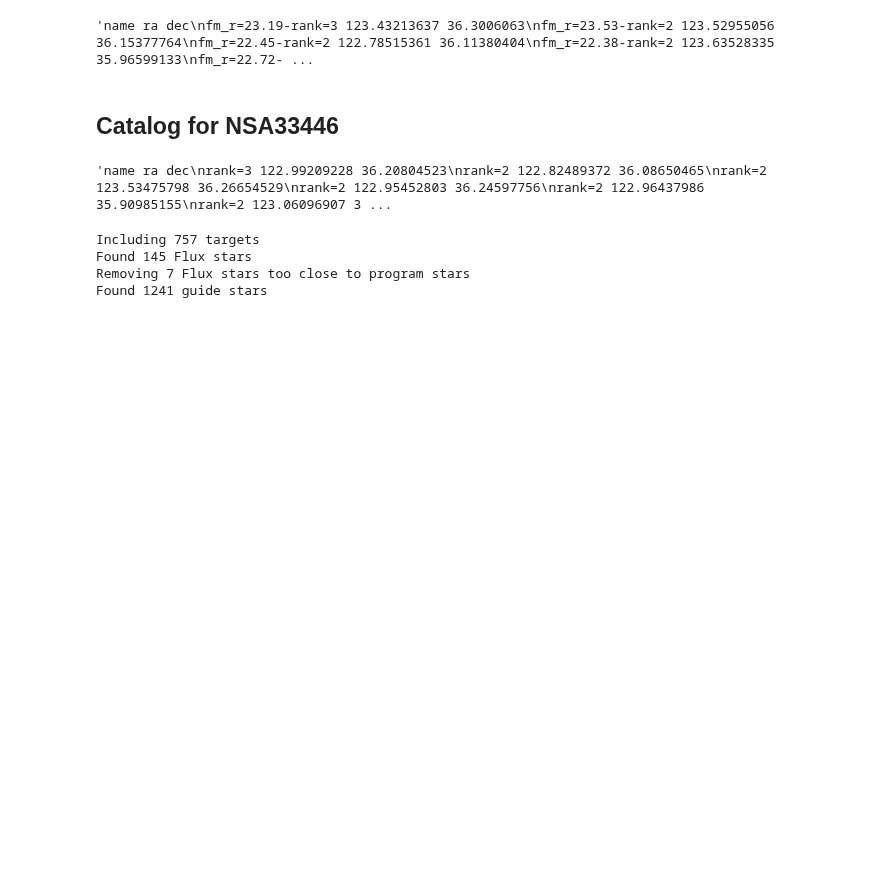
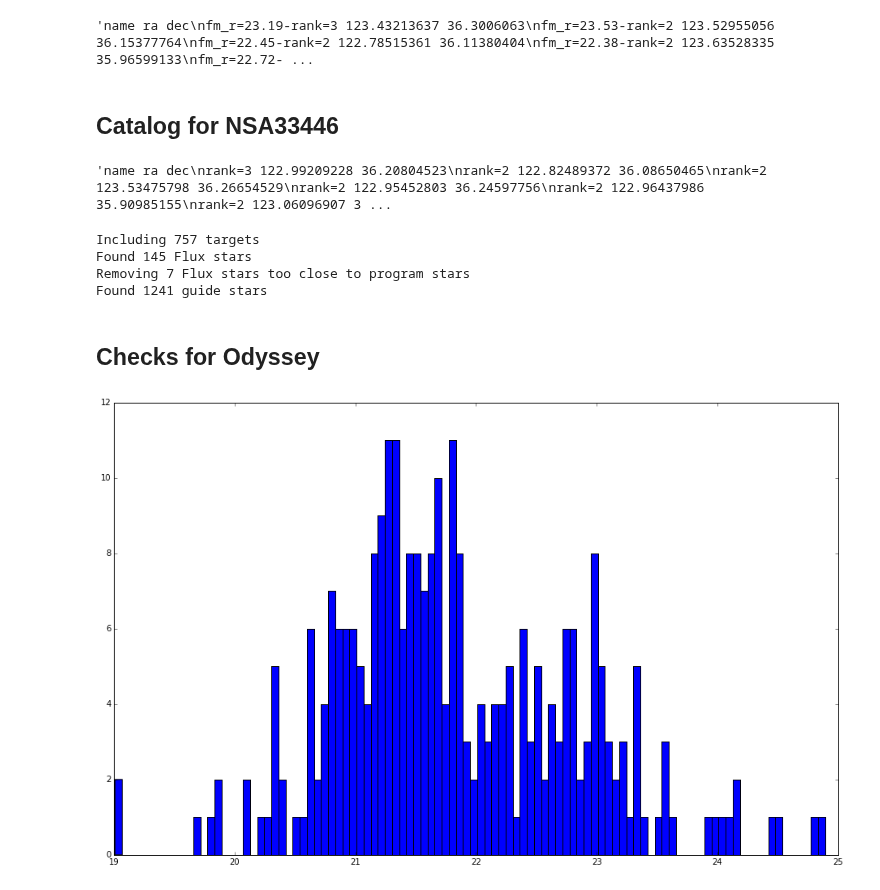
Before and after one commit to sagasurvey/erik, a Jupyter notebook: ipython_notebooks/2015Feb-MMTHecto.ipynb, the cells around one changed output. Cells and saved outputs as stored; diff of their text form; code cells hidden in the pictures; blank space fills up the shorter version.

```diff
--- a/ipython_notebooks/2015Feb-MMTHecto.ipynb
+++ b/ipython_notebooks/2015Feb-MMTHecto.ipynb
@@ -58,0 +51,4 @@ gilgoutcat = mmthecto.generate_catalog(gilg, gilgincat, gilgincat['rank'])
+# %%
+ody = hosts.odyssey
+odyincat = ascii.read('mmthecto/mmt2015a_nsa147100.dat', format='basic', names='ra,dec,objID,r,fibermag_r,rank'.split(','))
+len(odyincat)
@@ -130,3 +130,10 @@ Including 757 targets
 Found 145 Flux stars
 Removing 7 Flux stars too close to program stars
 Found 1241 guide stars
+# %% [markdown]
+## Checks for Odyssey
+# %%
+plt.hist(odyincat['fibermag_r'],bins=100)
+None
+# %% [output]
+[figure, added]
```
Also changed, not shown: parts of 10 cells of this notebook.
